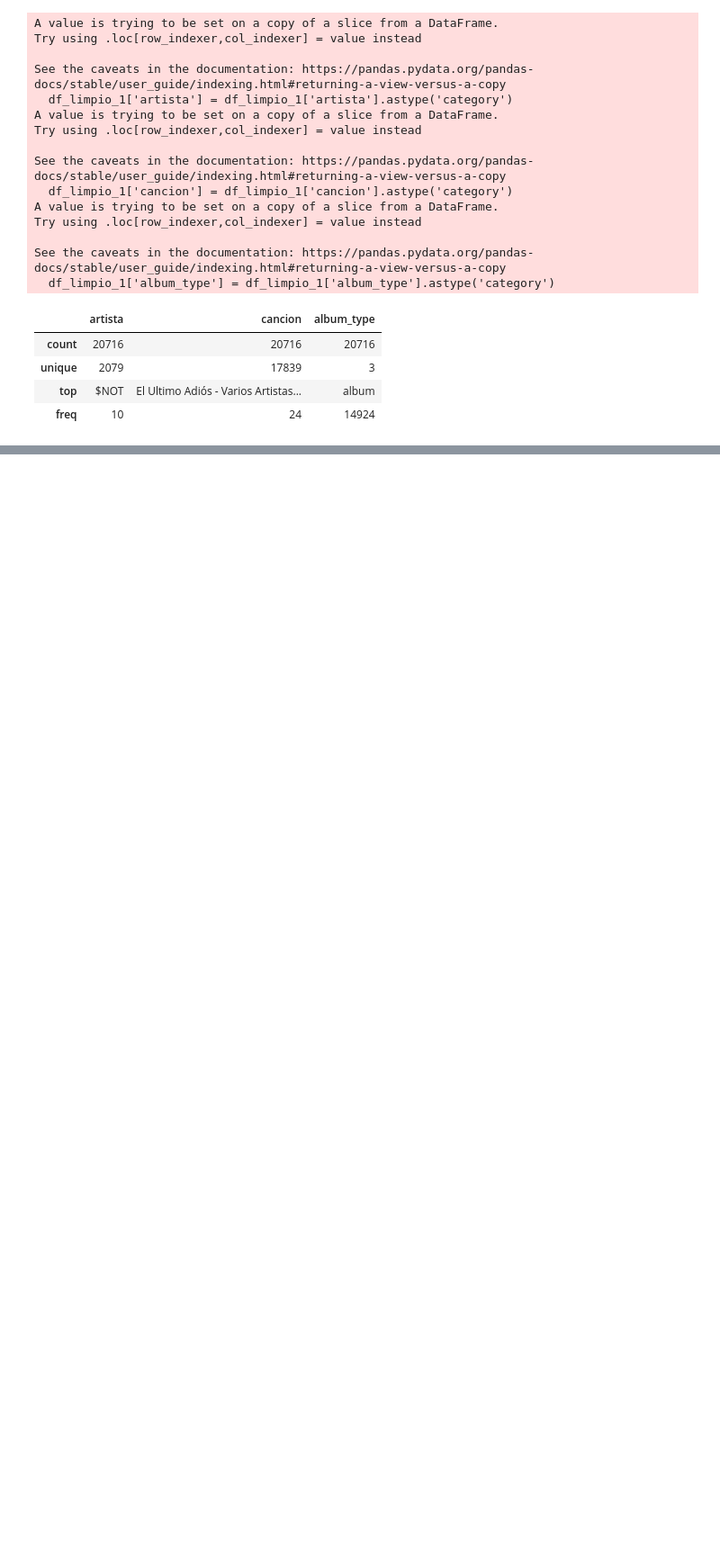
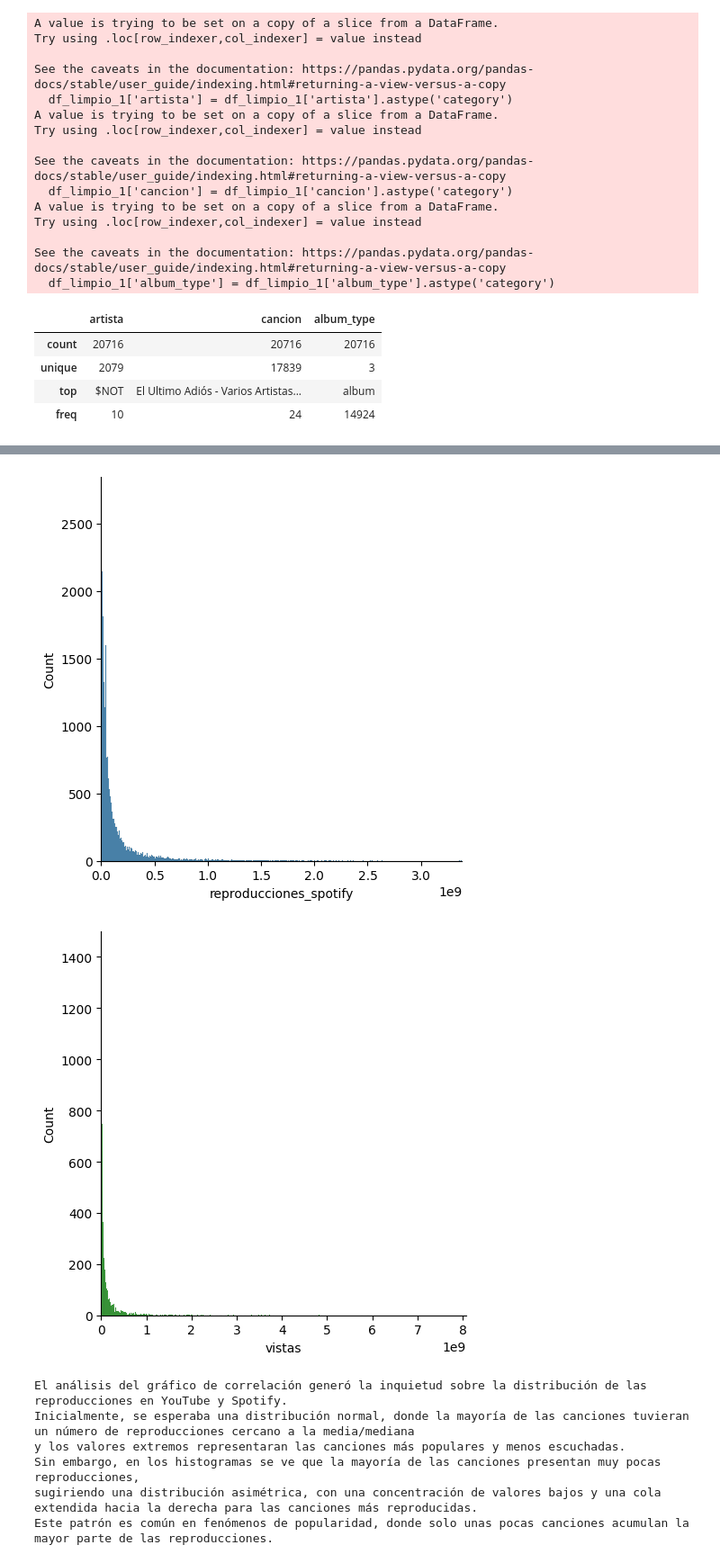
Before and after one commit to federico-700/TP1_spotify_youtube, a Jupyter notebook: Proyecto_spotify_youtube_parte_1_Domañski.ipynb, the cells around one changed output, grey strips where cells are left out. Shown at 90% size. Cells and saved outputs as stored; diff of their text form; code cells hidden in the pictures; blank space fills up the shorter version.

```diff
--- a/Proyecto_spotify_youtube_parte_1_Domañski.ipynb
+++ b/Proyecto_spotify_youtube_parte_1_Domañski.ipynb
@@ -298,0 +351,37 @@ df_limpio_1.describe(include='category')
+# %%
+
+
+
+
+
+#Reproducciones Spotify
+sns.displot(data=df_limpio_1, x="reproducciones_spotify")
+plt.xlim(0, df_limpio_1["reproducciones_spotify"].max())  # Ajusta 0 como límite inferior
+plt.show()
+
+
+
+#Reproducciones Youtube
+sns.displot(data=df_limpio_1, x="vistas", color="green")
+plt.ylim(0, 1500) #Uso 1500 como límite porque los datos llegan mas o menos hasta 1000
+plt.xlim(0, df_limpio_1["vistas"].max())  # Ajusta 0 como límite inferior
+plt.show()
+
+
+
+print("""
+El análisis del gráfico de correlación generó la inquietud sobre la distribución de las reproducciones en YouTube y Spotify.
+Inicialmente, se esperaba una distribución normal, donde la mayoría de las canciones tuvieran un número de reproducciones cercano a la media/mediana
+y los valores extremos representaran las canciones más populares y menos escuchadas.
+Sin embargo, en los histogramas se ve que la mayoría de las canciones presentan muy pocas reproducciones,
+sugiriendo una distribución asimétrica, con una concentración de valores bajos y una cola extendida hacia la derecha para las canciones más reproducidas.
+Este patrón es común en fenómenos de popularidad, donde solo unas pocas canciones acumulan la mayor parte de las reproducciones.""")
+# %% [output]
+[figure, added]
+[figure, added]
+El análisis del gráfico de correlación generó la inquietud sobre la distribución de las reproducciones en YouTube y Spotify.
+Inicialmente, se esperaba una distribución normal, donde la mayoría de las canciones tuvieran un número de reproducciones cercano a la media/mediana
+y los valores extremos representaran las canciones más populares y menos escuchadas.
+Sin embargo, en los histogramas se ve que la mayoría de las canciones presentan muy pocas reproducciones,
+sugiriendo una distribución asimétrica, con una concentración de valores bajos y una cola extendida hacia la derecha para las canciones más reproducidas.
+Este patrón es común en fenómenos de popularidad, donde solo unas pocas canciones acumulan la mayor parte de las reproducciones.
```
Also changed, not shown: parts of 6 cells of this notebook.
